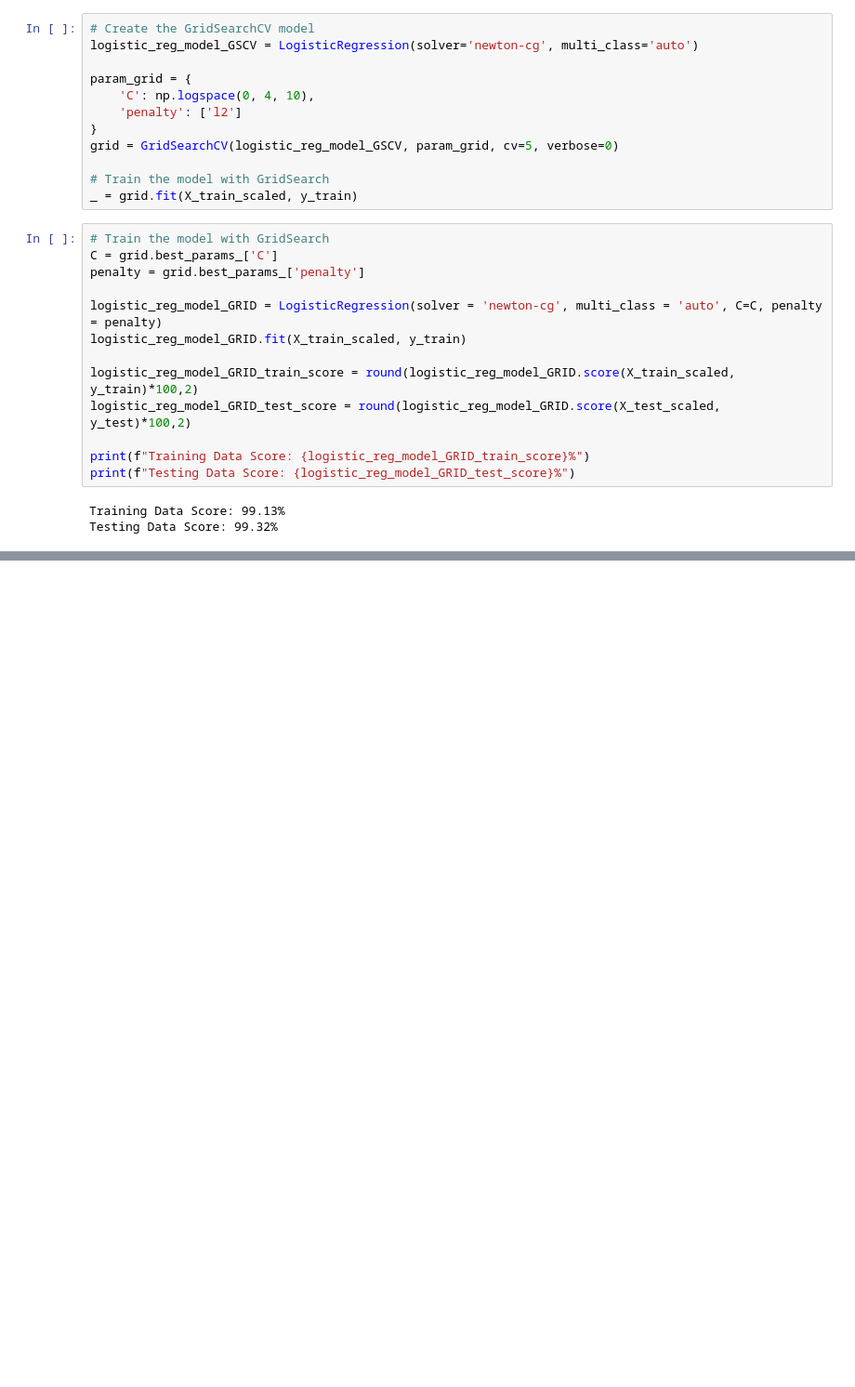
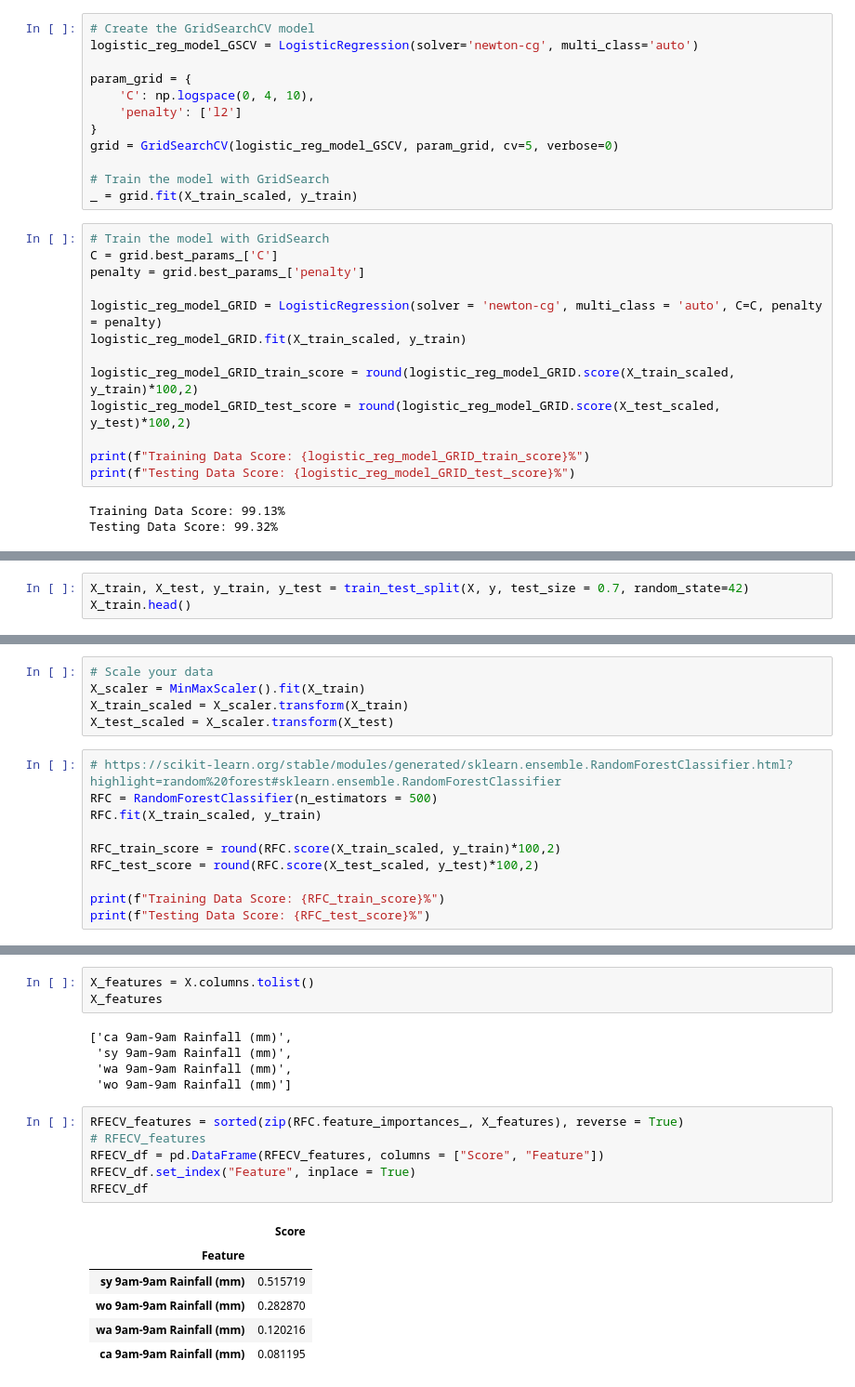
Before and after one commit to EpicTomatoSauce/uwa_final_project, a Jupyter notebook: clean.ipynb, the cells around one changed output, grey strips where cells are left out. Shown at 93% size. Drawn from its saved outputs; the diff is of its cells as text; blank space fills up the shorter version.

```diff
--- a/clean.ipynb
+++ b/clean.ipynb
@@ -334,0 +377,3 @@ Testing Data Score: 99.32%
+# %%
+X_train, X_test, y_train, y_test = train_test_split(X, y, test_size = 0.7, random_state=42)
+X_train.head()
@@ -334,0 +387,15 @@ Testing Data Score: 99.32%
+# %%
+# Scale your data
+X_scaler = MinMaxScaler().fit(X_train)
+X_train_scaled = X_scaler.transform(X_train)
+X_test_scaled = X_scaler.transform(X_test)
+# %%
+# https://scikit-learn.org/stable/modules/generated/sklearn.ensemble.RandomForestClassifier.html?highlight=random%20forest#sklearn.ensemble.RandomForestClassifier
+RFC = RandomForestClassifier(n_estimators = 500)
+RFC.fit(X_train_scaled, y_train)
+
+RFC_train_score = round(RFC.score(X_train_scaled, y_train)*100,2)
+RFC_test_score = round(RFC.score(X_test_scaled, y_test)*100,2)
+
+print(f"Training Data Score: {RFC_train_score}%")
+print(f"Testing Data Score: {RFC_test_score}%")
@@ -334,0 +409,21 @@ Testing Data Score: 99.32%
+# %%
+X_features = X.columns.tolist()
+X_features
+# %% [output]
+['ca 9am-9am Rainfall (mm)',
+ 'sy 9am-9am Rainfall (mm)',
+ 'wa 9am-9am Rainfall (mm)',
+ 'wo 9am-9am Rainfall (mm)']
+# %%
+RFECV_features = sorted(zip(RFC.feature_importances_, X_features), reverse = True)
+# RFECV_features
+RFECV_df = pd.DataFrame(RFECV_features, columns = ["Score", "Feature"])
+RFECV_df.set_index("Feature", inplace = True)
+RFECV_df
+# %% [output]
+|  | Score |
+| Feature |  |
+| sy 9am-9am Rainfall (mm) | 0.515719 |
+| wo 9am-9am Rainfall (mm) | 0.282870 |
+| wa 9am-9am Rainfall (mm) | 0.120216 |
+| ca 9am-9am Rainfall (mm) | 0.081195 |
```
Also changed, not shown: parts of 21 cells of this notebook, 4 other files.
